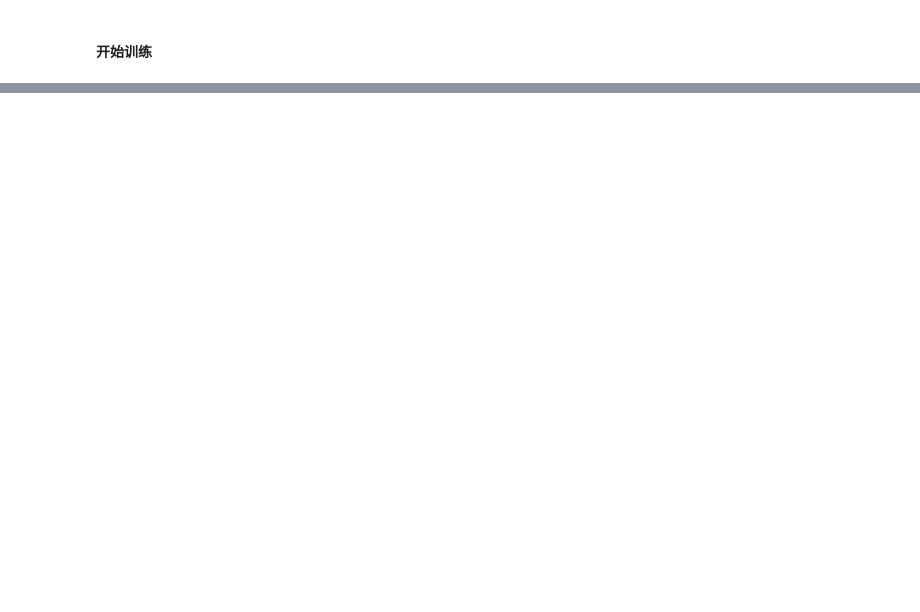
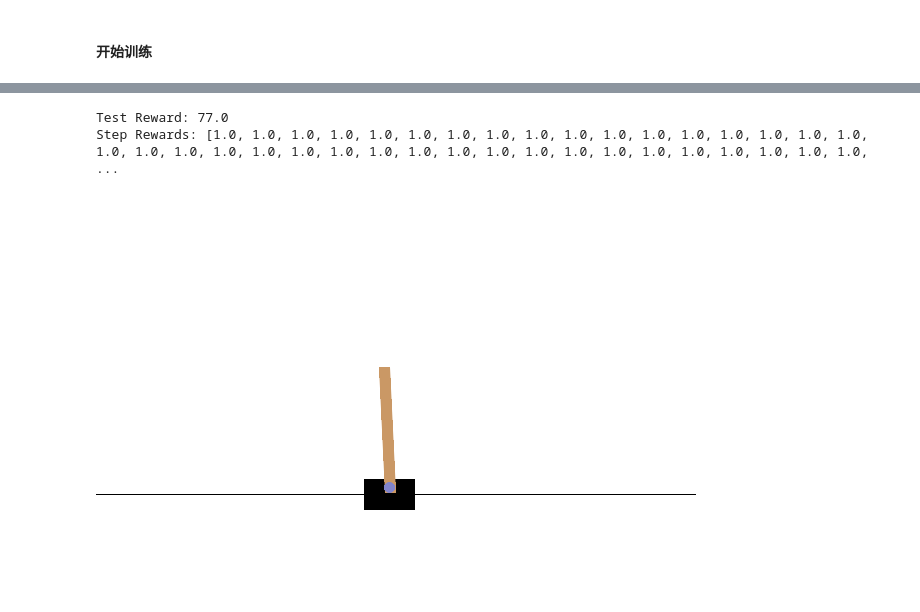
Before and after one commit to hbjzxzx/rf_learning, a Jupyter notebook: policy_based_learning.ipynb, the cells around one changed output, grey strips where cells are left out. Drawn from its saved outputs; the diff is of its cells as text; code cells hidden in the pictures; blank space fills up the shorter version.

```diff
--- a/policy_based_learning.ipynb
+++ b/policy_based_learning.ipynb
@@ -320,9 +320,8 @@ start_test(
 # %%
 from policy_based import PolicyValueNetTrainer, ActionStateValueNetFunc
 
-GYM_ENV_NAME = 'Pendulum-v1'
-RESULT_DIR_NAME = 'pendulumV1'
-
+GYM_ENV_NAME = 'CartPole-v1'
+RESULT_DIR_NAME='cartpoleV1'
 env = Env.from_env_name(GYM_ENV_NAME)
 
 LOG_PATH = Path(f'./run/logs/{RESULT_DIR_NAME}/AC')
@@ -331,9 +330,6 @@ TEST_OUTPUT_PATH = Path(f'./run/test_result/{RESULT_DIR_NAME}/AC')
 
 # 打印查看环境的动作空间和状态空间
 env.print_state_action_dims()
-
-# 动作空间离散化程度（用11个区间来替代连续动作空间）
-BINS = 11
 
 TRAIN_EPOCH = 1000
 HIDDEN_DIM = 512
@@ -344,12 +340,12 @@ _USE_CUDA = True and torch.cuda.is_available()
 # _USE_CUDA = False and torch.cuda.is_available()
 
 policy_func = PolicyNetFunc(env.get_state_dim()[0],
-                   action_nums=BINS,
+                   action_nums=env.get_action_dim()[0],
                    hidden_dim=HIDDEN_DIM,
                    device=torch.device('cuda') if _USE_CUDA else None)
 
 value_func = ActionStateValueNetFunc(env.get_state_dim()[0],
-                          action_nums=BINS,
+                          action_nums=env.get_action_dim()[0],
                           hidden_dim=HIDDEN_DIM,
                           device=torch.device('cuda') if _USE_CUDA else None)
 
@@ -360,5 +356,5 @@ policy_func_trainer = PolicyValueNetTrainer(
                                   env=env,
                                   learning_rate=LEARNING_RATE,
                                   gamma=GAMMA,
-                                  logger_folder=LOG_PATH,
-                                  action_converter=get_action_discreter(env, BINS))
+                                  logger_folder=LOG_PATH
+                                  )
@@ -384,0 +381,23 @@ start_train(
+# %%
+test_policy_func = PolicyNetFunc.from_file(MODEL_PATH)
+_render_env = Env(gym.make(GYM_ENV_NAME, render_mode='rgb_array_list'))
+
+policy_func_tester = PolicyNetTester(
+    policy_fun=test_policy_func,
+    env=_render_env
+)
+
+
+start_test(
+    StandarTestProcess(
+        model=test_policy_func,
+        tester=policy_func_tester,
+        env=_render_env,
+        test_output_path=TEST_OUTPUT_PATH,
+        test_epoch=1000,
+    )
+)
+# %% [output]
+Test Reward: 77.0
+Step Rewards: [1.0, 1.0, 1.0, 1.0, 1.0, 1.0, 1.0, 1.0, 1.0, 1.0, 1.0, 1.0, 1.0, 1.0, 1.0, 1.0, 1.0, 1.0, 1.0, 1.0, 1.0, 1.0, 1.0, 1.0, 1.0, 1.0, 1.0, 1.0, 1.0, 1.0, 1.0, 1.0, 1.0, 1.0, 1.0, 1.0, 1.0,  ...
+[figure, added]
```
Also changed, not shown: parts of 5 cells of this notebook, 1 other file.
